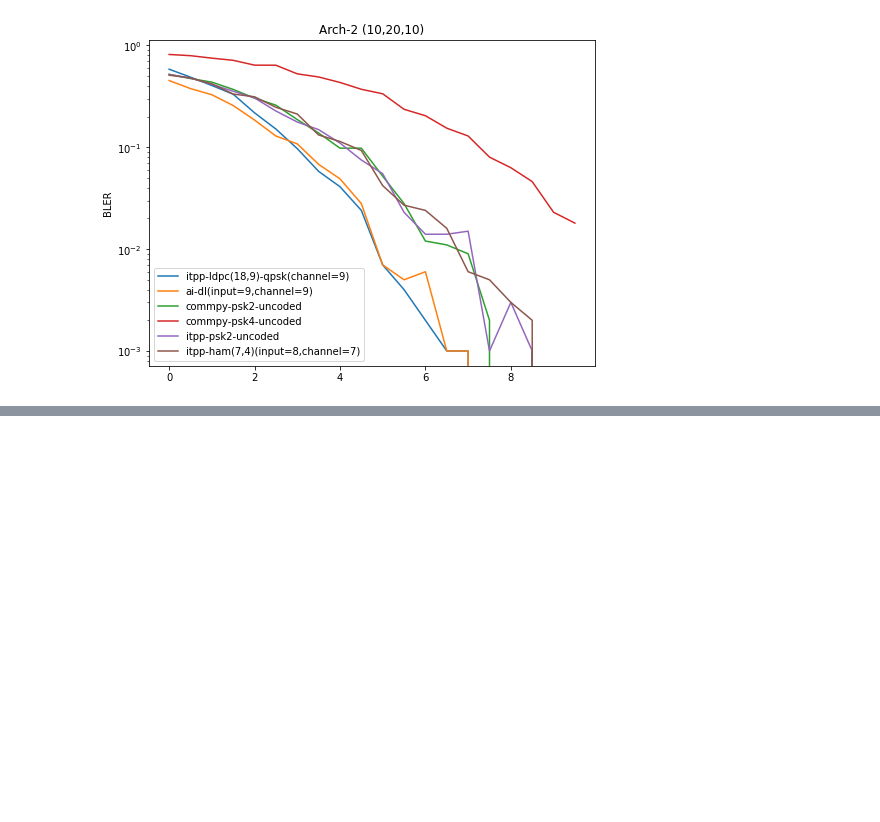
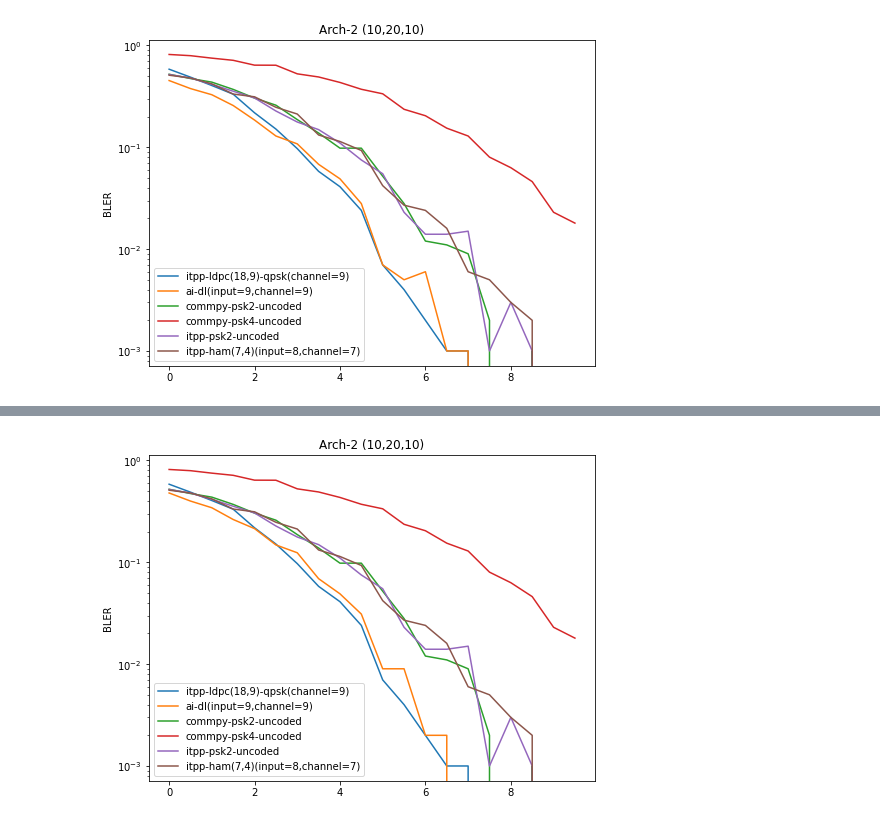
Before and after one commit to iamviji/Project-VJSG, a Jupyter notebook: PostMidTerm/Experiment/KerasOneHot_10_20_10.ipynb, the cells around one changed output, grey strips where cells are left out. Cells and saved outputs as stored; diff of their text form; code cells hidden in the pictures; blank space fills up the shorter version.

```diff
--- a/PostMidTerm/Experiment/KerasOneHot_10_20_10.ipynb
+++ b/PostMidTerm/Experiment/KerasOneHot_10_20_10.ipynb
@@ -292,3 +292,10 @@ plt.legend ()
 plt.show()
 # %% [output]
 [figure]
+# %%
+post_train_input_message = numpy.random.randint(2**input_message_length, size=(1,NUM_OF_INPUT_MESSAGE*10))
+post_train_input_message_one_hot = numpy.zeros((post_train_input_message.size, 2**input_message_length))
+post_train_input_message_one_hot[numpy.arange(post_train_input_message.size),post_train_input_message] = 1
+print(post_train_input_message_one_hot)
+print (post_train_input_message_one_hot.shape)
+print (post_train_input_message.shape)
@@ -294,0 +357,29 @@ plt.show()
+# %%
+import matplotlib.pyplot as plt
+%matplotlib inline
+snrs = numpy.arange (SNR_BEGIN, SNR_END, SNR_STEP_SIZE)
+fig, (ax1) = plt.subplots(1,1,figsize=(8,6))
+ax1.semilogy(snrs,bler_per_iter_ldpc_itpp_psk_4,'', label="itpp-ldpc(18,9)-qpsk(channel=9)") # plot BER vs SNR
+ax1.semilogy(snrs,ber_per_iter_dl_tensor,'', label="ai-dl(input=9,channel=9)") # plot BER vs SNR
+ax1.semilogy(snrs,bler_per_iter_uncoded_commpy_psk_2,'', label="commpy-psk2-uncoded") # plot BER vs SNR
+ax1.semilogy(snrs,bler_per_iter_uncoded_commpy_psk_4,'', label="commpy-psk4-uncoded") # plot BER vs SNR
+ax1.semilogy(snrs,bler_per_iter_uncoded_itpp_psk_2,'', label="itpp-psk2-uncoded") # plot BER vs SNR
+ax1.semilogy(snrs,bler_per_iter_ham_itpp_psk_4,'', label="itpp-ham(7,4)(input=8,channel=7)") # plot BER vs SNR
+ax1.set_ylabel('BLER')
+ax1.set_title('Arch-2 ({},{},{})'.format(input_message_length,2*input_message_length, channel_size))
+#ax2.plot(snrs,times_per_iter_pyldpc,'', label="pyldpc") # plot decode timing for different SNRs
+#ax2.plot(snrs,times_per_iter_tensor,'', label="tensor") # plot decode timing for different SNRs
+#ax2.plot(snrs,times_per_iter_awgn,'', label="commpy-awgn") # plot decode timing for different SNRs
+#ax2.set_xlabel('$E_b/$N_0$')
+#ax2.set_ylabel('Decoding Time [s]')
+#ax2.annotate('Total Runtime: pyldpc:{:03.2f}s awgn:{:03.2f}s tensor:{:03.2f}s'.format(numpy.sum(times_per_iter_pyldpc),
+#            numpy.sum(times_per_iter_awgn), numpy.sum(times_per_iter_tensor)),
+#            xy=(1, 0.35), xycoords='axes fraction',
+#            xytext=(-20, 20), textcoords='offset pixels',
+#            horizontalalignment='right',
+#            verticalalignment='bottom')
+plt.savefig('ldpc_ber_{}_{}.png'.format(2*channel_size,input_message_length))
+plt.legend ()
+plt.show()
+# %% [output]
+[figure, added]
```
Also changed, not shown: parts of 2 cells of this notebook.
